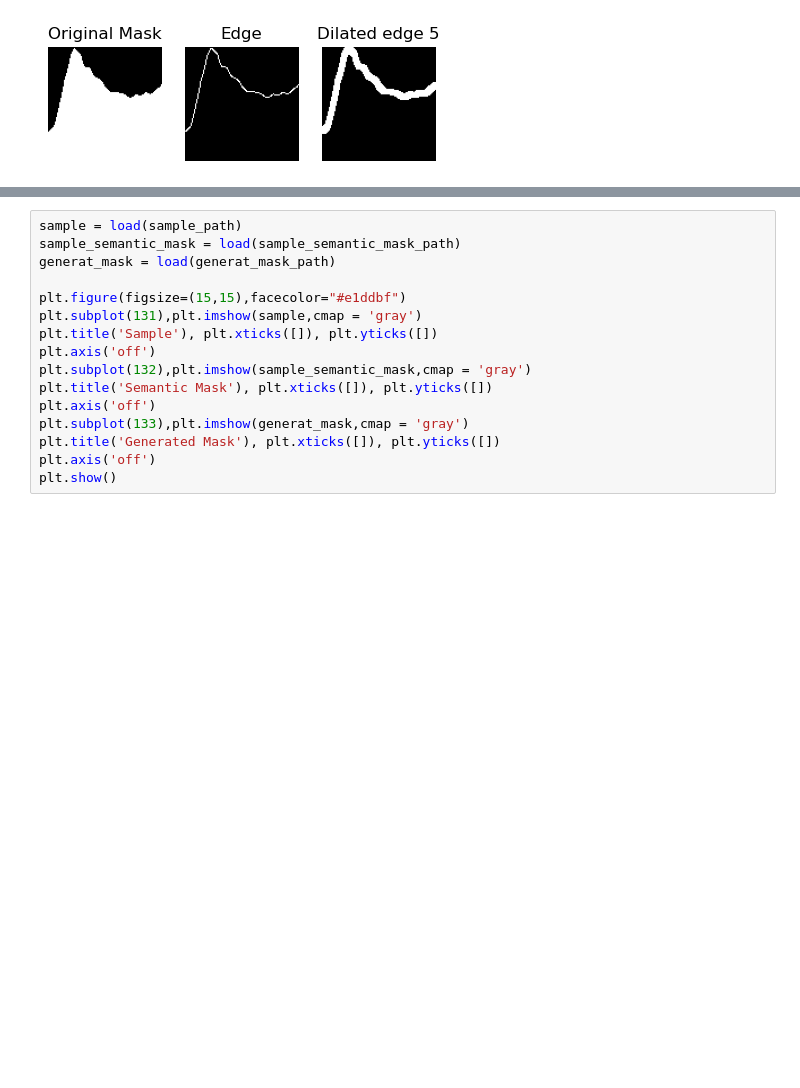
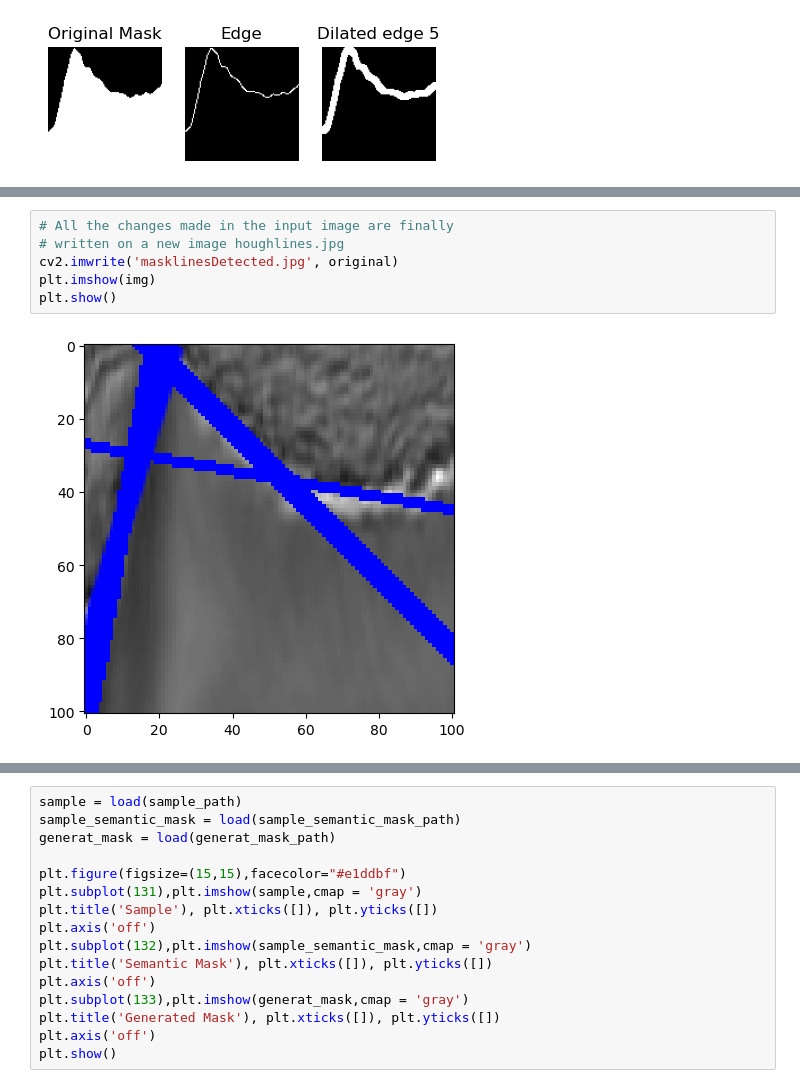
Before and after one commit to lucterres/textureSSD, a Jupyter notebook: msk morf ops.ipynb, the cells around one changed output, grey strips where cells are left out. Saved outputs shown, nothing was run; the diff lists cells and outputs as text; blank space fills up the shorter version.

```diff
--- a/msk morf ops.ipynb
+++ b/msk morf ops.ipynb
@@ -72,0 +134,8 @@ plt.show()
+# %%
+# All the changes made in the input image are finally
+# written on a new image houghlines.jpg
+cv2.imwrite('masklinesDetected.jpg', original)
+plt.imshow(img)
+plt.show()
+# %% [output]
+[figure, added]
```
Also changed, not shown: parts of 5 cells of this notebook, 4 other files.
